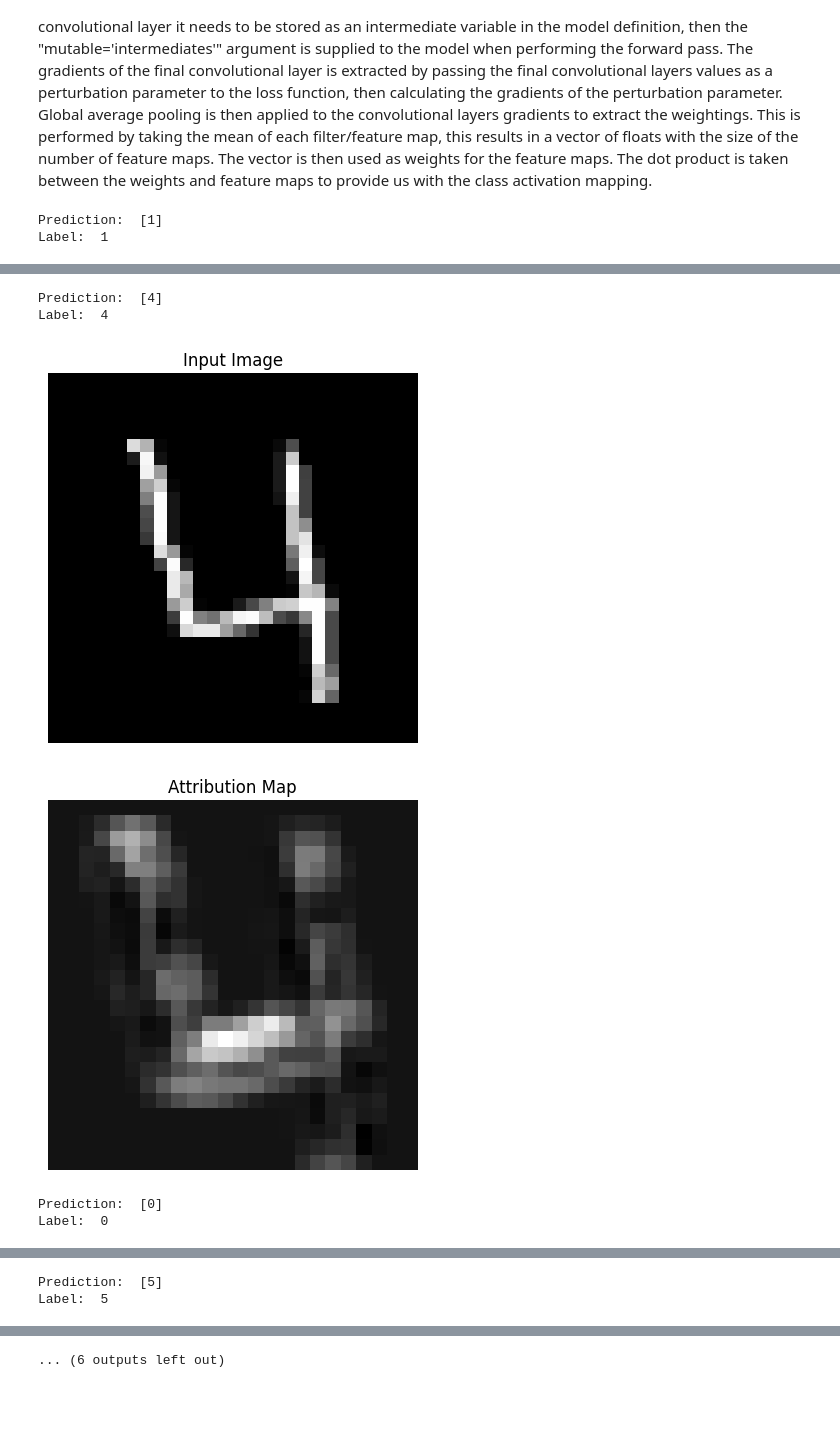
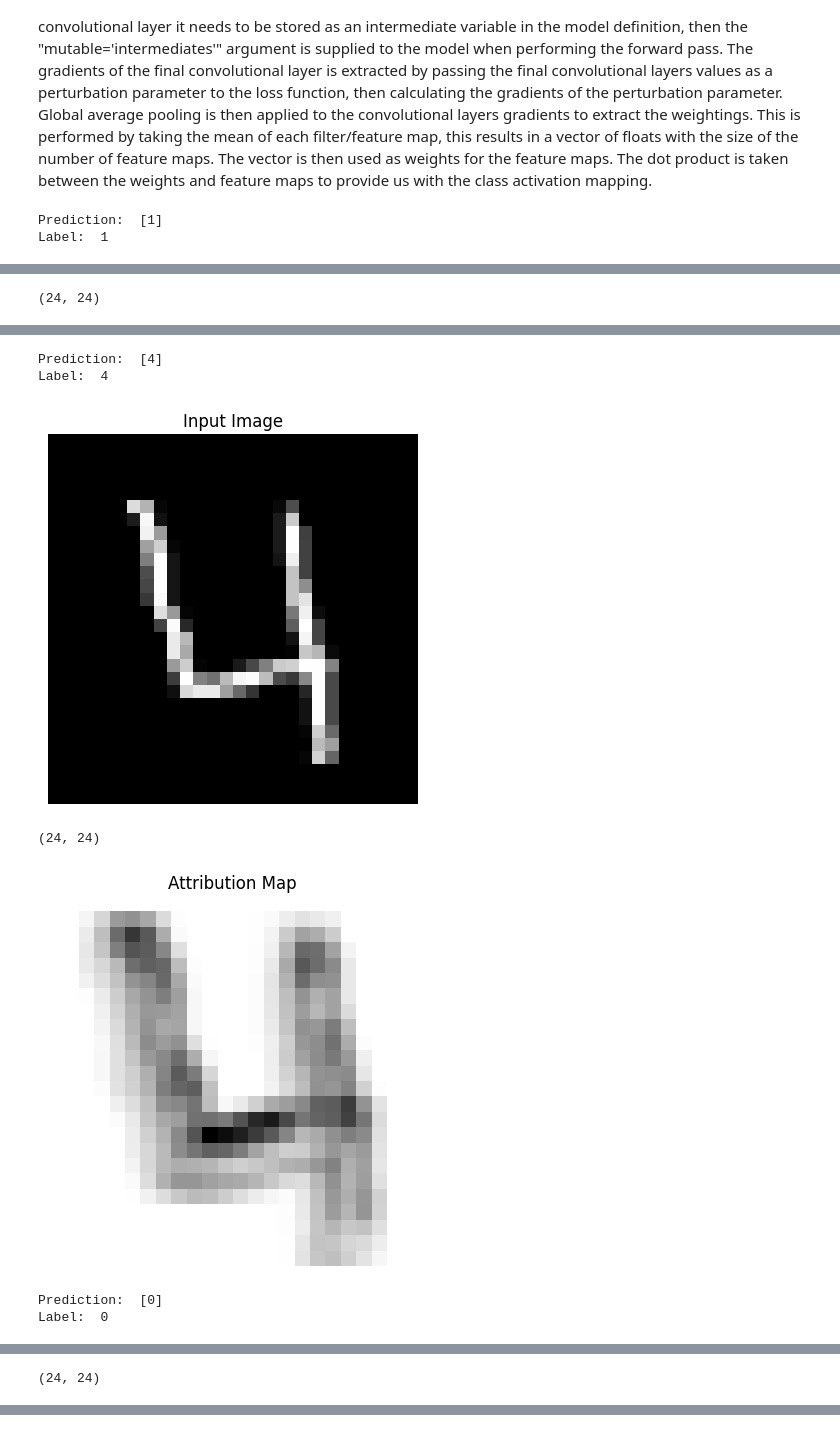
Before and after one commit to LYK-love/feature-attribution-methods-jax, a Jupyter notebook: grad-cam.ipynb, the cells around one changed output, grey strips where cells are left out. Drawn from its saved outputs; the diff is of its cells as text; code cells hidden in the pictures; blank space fills up the shorter version.

Commit message:
feat: support grad-cam. But it's slightly different than official impelmentations. Maybe there are some bugs/

```diff
--- a/grad-cam.ipynb
+++ b/grad-cam.ipynb
@@ -159,10 +162,10 @@ def gradient_descent(X, Y, batch_size, optimizer, epochs):
             logits = forward_fn.apply({'params': params, 'perturbations': perturbations}, input)
             predictions = get_predictions(logits)
             print(get_accuracy(predictions, label))
-    return params
+    return params, perturbations
 # %%
 optimizer = optax.adam(learning_rate=0.001)
 
-params = gradient_descent(X_train, Y_train, 1000, optimizer, 200)
+params, perturbations = gradient_descent(X_train, Y_train, 1000, optimizer, 200)
 # %% [output]
 Iteration:  0
@@ -201,12 +204,30 @@ def prep_image(image):
     image = np.uint8(image * 255)
     return image
 
-def display_prediction(index, params):
+def create_zero_perturbations(init_perturbations):
+    zero_perturbations = {}
+    for key, value in init_perturbations.items():
+        zero_perturbations[key] = jnp.zeros_like(value)
+    return zero_perturbations
+
+def display_prediction(index, params, perturbations=None):
     current_image = X_val[None, index]
+
+    #################################
+    # Since the shapes of input are different from the training data, we need to use the perturbations aligned with the input.
+    # Note, `perturbations` has nothing to do with the forward pass result, so we can use **any value** as lnog as they align with the input shape.
+    # I've tested with all zero values and it works fine.
+    #################################
     rng = jax.random.PRNGKey(42)
     init_variables = forward_fn.init(rng, current_image)
     init_perturbations = init_variables["perturbations"]
+    #################################
+    # Use a forward pass to get the `intermediates`, i.e., activations for the last CNN layer, for current input.
     prediction, state = make_predictions(X_val[None, index], params, init_perturbations)
+    # Extract final conv layers values
+    final_conv_layer_activations = state["intermediates"]["final_conv_layer"][0][0]
+    #################################
+
 
     label = Y_val[index]
     print("Prediction: ", prediction)
@@ -219,16 +240,15 @@ def display_prediction(index, params):
     plt.title("Input Image")
     plt.show()
 
-    # Extract final conv layers values
-    final_conv_layer = state["intermediates"]["final_conv_layer"][0][0]
+
     # Get final conv gradients
-    perturbations = freeze({"conv_1": final_conv_layer})
+    perturbations = freeze({"conv_1": final_conv_layer_activations}) # This is the perturbation that we will use to extract the gradients.
     final_conv_grads = grad(loss_fn, argnums=1)(params, perturbations, current_image, label[None, ...])
     final_conv_grads = final_conv_grads["conv_1"]
     # Get weights using global average pooling
     weights = jnp.mean(final_conv_grads, axis=(0, 1))
     # Get the weighted sum of all the filters
-    cam = jnp.dot(final_conv_layer, weights)
+    cam = jnp.dot(final_conv_layer_activations, weights)
     cam = prep_image(cam)
 
     plt.gray()
@@ -237,24 +257,25 @@ def display_prediction(index, params):
     plt.title("Attribution Map")
     plt.show()
 # %%
-display_prediction(0, params)
-display_prediction(3, params)
-display_prediction(5, params)
-display_prediction(8, params)
-display_prediction(10, params)
-display_prediction(50, params)
+display_prediction(0, params, perturbations)
+display_prediction(3, params, perturbations)
+display_prediction(5, params, perturbations)
+display_prediction(8, params, perturbations)
+display_prediction(10, params, perturbations)
+display_prediction(50, params, perturbations)
 # %% [output]
 Prediction:  [1]
 Label:  1
 [figure]
+(24, 24)
 [figure]
-Prediction:  [4]
-Label:  4
+Prediction:  [4]
+Label:  4
 [figure]
+(24, 24)
-[figure, old version]
+[figure, new version]
-Prediction:  [0]
-Label:  0
+Prediction:  [0]
+Label:  0
 [figure]
+(24, 24)
 [figure]
-Prediction:  [5]
-Label:  5
@@ -263 +281,0 @@ Label:  5
-... (6 outputs left out)
```
Also changed, not shown: parts of 4 cells of this notebook, 25 other files.
